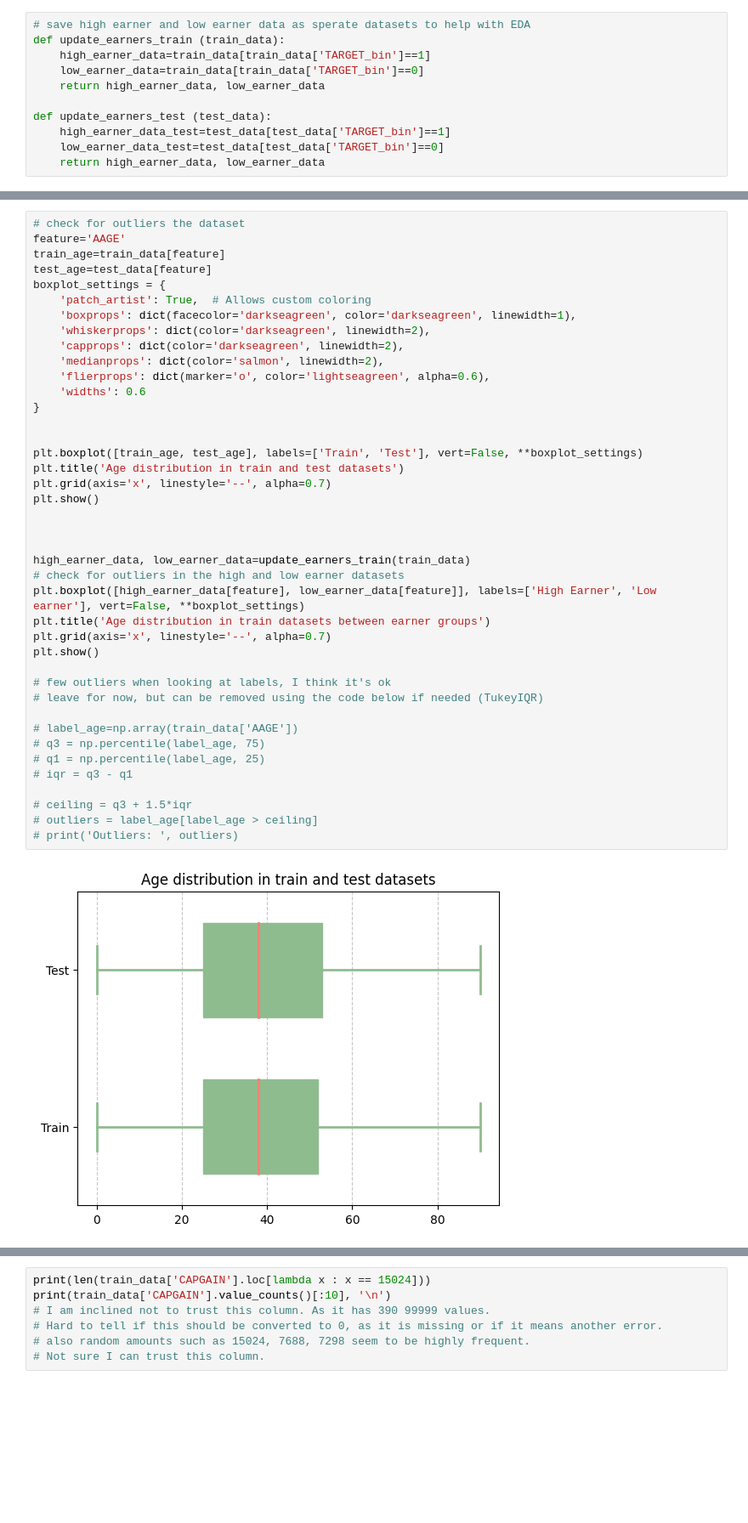
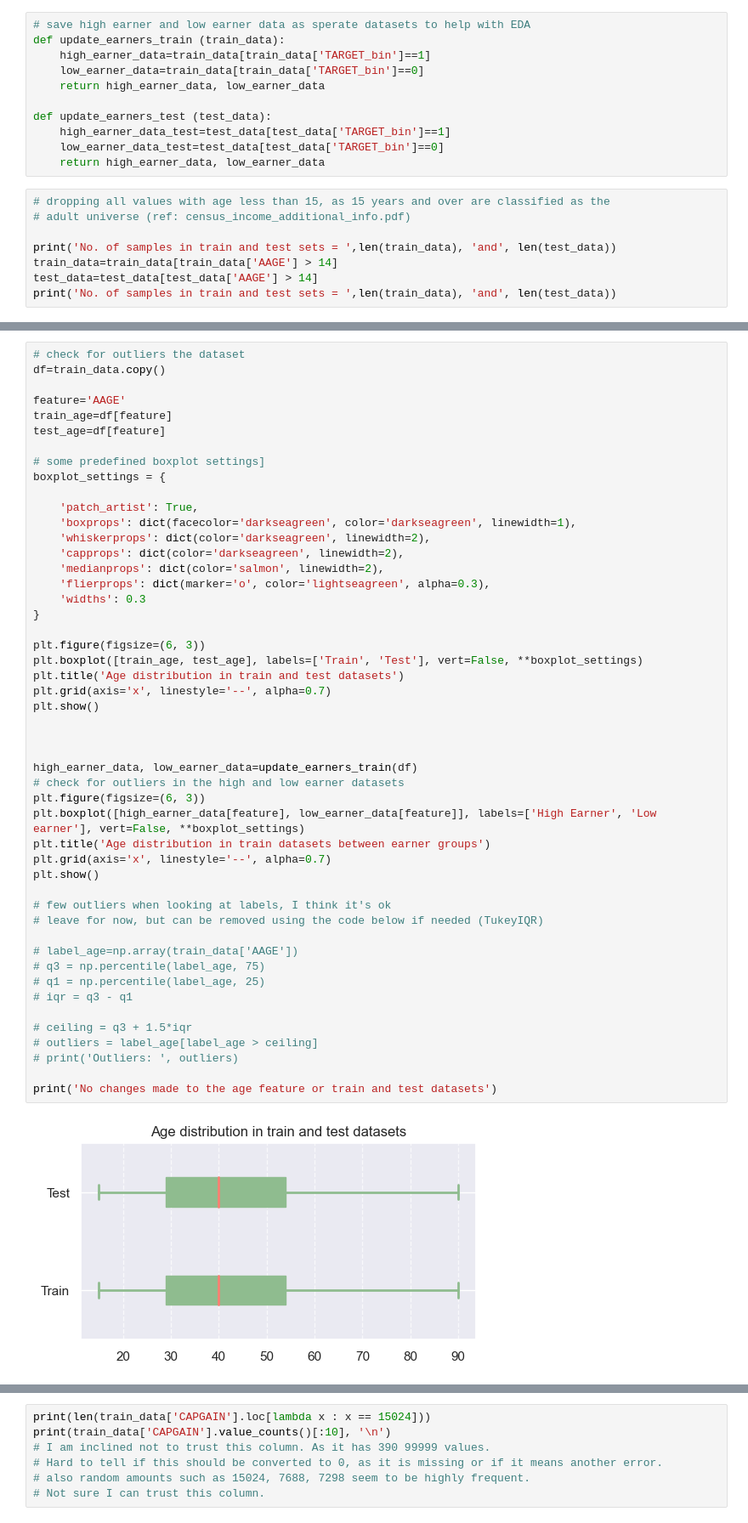
Before and after one commit to jedwingrove/US_census_income_task, a Jupyter notebook: Notebooks/WIP.ipynb, the cells around one changed output, grey strips where cells are left out. Shown: that part at 85% size. Cells and saved outputs as stored; diff of their text form; blank space fills up the shorter version.

```diff
--- a/Notebooks/WIP.ipynb
+++ b/Notebooks/WIP.ipynb
@@ -194,3 +194,11 @@ def update_earners_test (test_data):
     high_earner_data_test=test_data[test_data['TARGET_bin']==1]
     low_earner_data_test=test_data[test_data['TARGET_bin']==0]
     return high_earner_data, low_earner_data
+# %%
+# dropping all values with age less than 15, as 15 years and over are classified as the
+# adult universe (ref: census_income_additional_info.pdf)
+
+print('No. of samples in train and test sets = ',len(train_data), 'and', len(test_data))
+train_data=train_data[train_data['AAGE'] > 14]
+test_data=test_data[test_data['AAGE'] > 14]
+print('No. of samples in train and test sets = ',len(train_data), 'and', len(test_data))
@@ -197,43 +208,51 @@ def update_earners_test (test_data):
 # %%
 # check for outliers the dataset
+df=train_data.copy()
+
 feature='AAGE'
-train_age=train_data[feature]
-test_age=test_data[feature]
+train_age=df[feature]
+test_age=df[feature]
+
+# some predefined boxplot settings]
 boxplot_settings = {
-    'patch_artist': True,  # Allows custom coloring
+
+    'patch_artist': True,
     'boxprops': dict(facecolor='darkseagreen', color='darkseagreen', linewidth=1),
     'whiskerprops': dict(color='darkseagreen', linewidth=2),
     'capprops': dict(color='darkseagreen', linewidth=2),
     'medianprops': dict(color='salmon', linewidth=2),
-    'flierprops': dict(marker='o', color='lightseagreen', alpha=0.6),
-    'widths': 0.6
+    'flierprops': dict(marker='o', color='lightseagreen', alpha=0.3),
+    'widths': 0.3
 }
 
-
+plt.figure(figsize=(6, 3))
 plt.boxplot([train_age, test_age], labels=['Train', 'Test'], vert=False, **boxplot_settings)
 plt.title('Age distribution in train and test datasets')
 plt.grid(axis='x', linestyle='--', alpha=0.7)
 plt.show()
 
 
 
-high_earner_data, low_earner_data=update_earners_train(train_data)
+high_earner_data, low_earner_data=update_earners_train(df)
 # check for outliers in the high and low earner datasets
+plt.figure(figsize=(6, 3))
 plt.boxplot([high_earner_data[feature], low_earner_data[feature]], labels=['High Earner', 'Low earner'], vert=False, **boxplot_settings)
 plt.title('Age distribution in train datasets between earner groups')
 plt.grid(axis='x', linestyle='--', alpha=0.7)
 plt.show()
 
 # few outliers when looking at labels, I think it's ok
 # leave for now, but can be removed using the code below if needed (TukeyIQR)
 
 # label_age=np.array(train_data['AAGE'])
 # q3 = np.percentile(label_age, 75)
 # q1 = np.percentile(label_age, 25)
 # iqr = q3 - q1
 
 # ceiling = q3 + 1.5*iqr
 # outliers = label_age[label_age > ceiling]
 # print('Outliers: ', outliers)
+
+print('No changes made to the age feature or train and test datasets')
 # %% [output]
-[figure, old version]
+[figure, new version]
```
Also changed, not shown: parts of 12 cells of this notebook.
